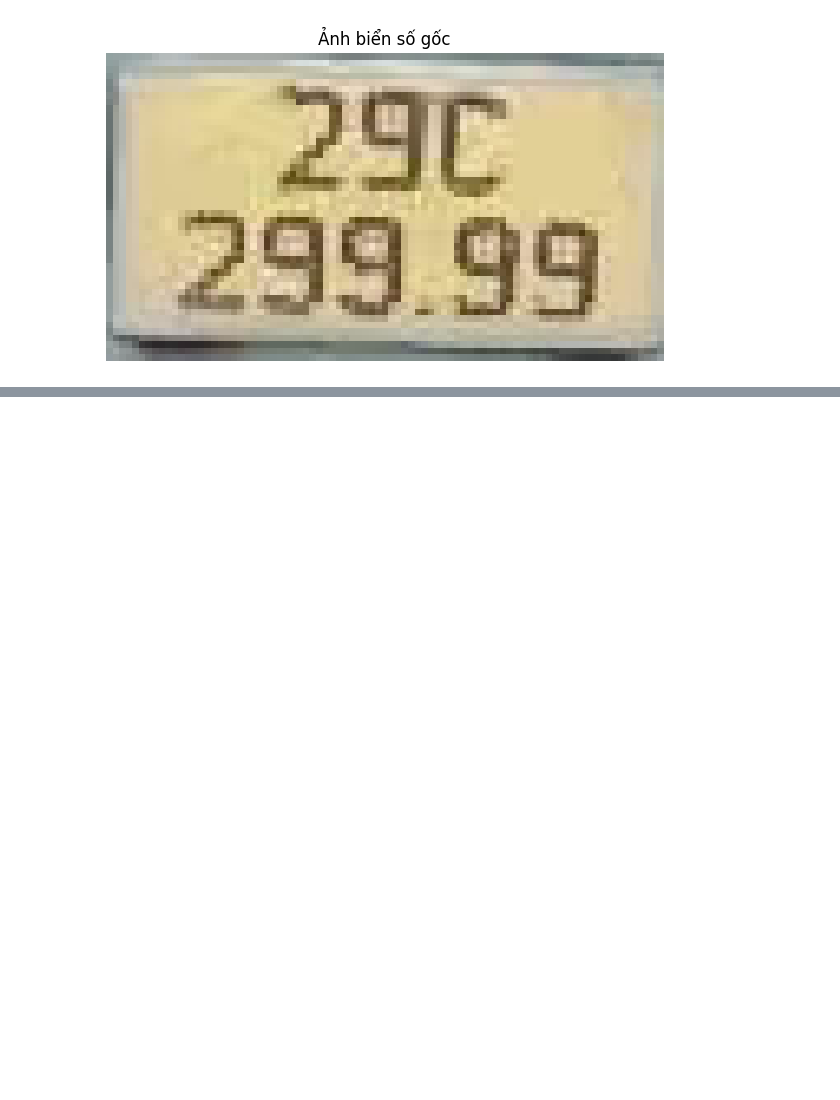
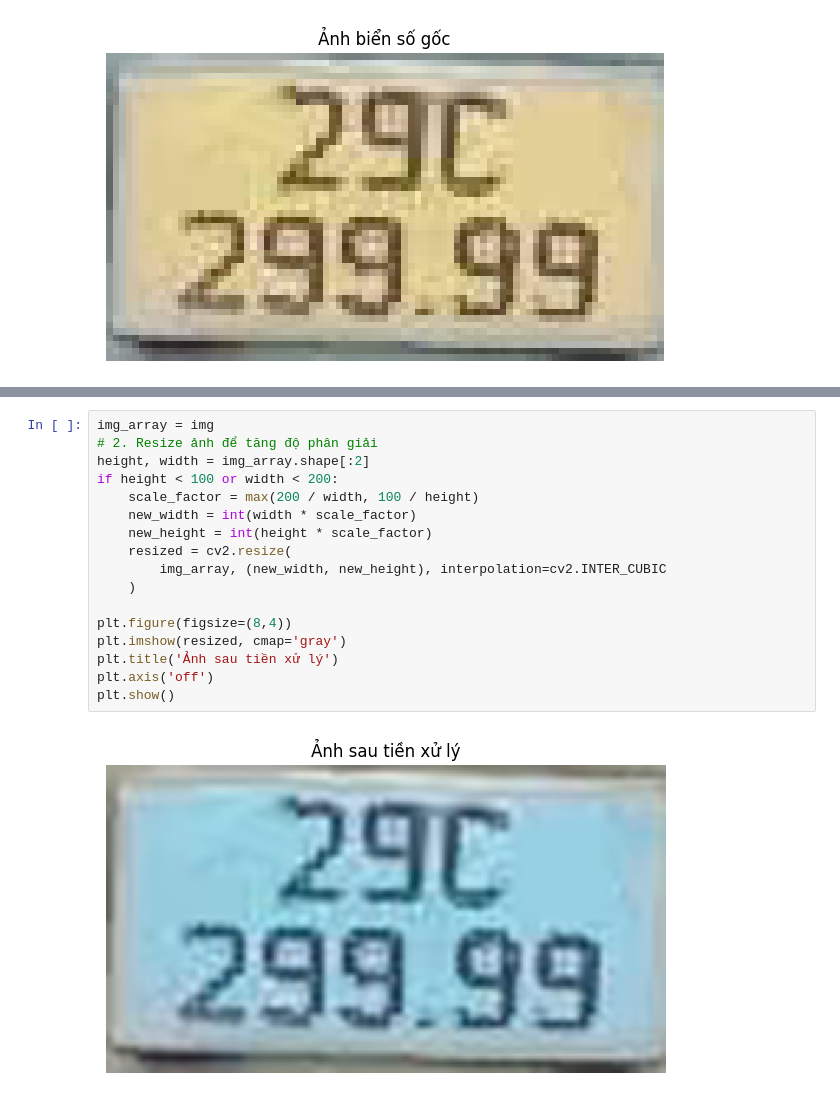
Before and after one commit to trucvip123/vehicle_detection_tracker, a Jupyter notebook: plate_ocr_demo.ipynb, the cells around one changed output, grey strips where cells are left out. Drawn from its saved outputs; the diff is of its cells as text; blank space fills up the shorter version.

```diff
--- a/plate_ocr_demo.ipynb
+++ b/plate_ocr_demo.ipynb
@@ -37,0 +77,19 @@ plt.show()
+# %%
+img_array = img
+# 2. Resize ảnh để tăng độ phân giải
+height, width = img_array.shape[:2]
+if height < 100 or width < 200:
+    scale_factor = max(200 / width, 100 / height)
+    new_width = int(width * scale_factor)
+    new_height = int(height * scale_factor)
+    resized = cv2.resize(
+        img_array, (new_width, new_height), interpolation=cv2.INTER_CUBIC
+    )
+
+plt.figure(figsize=(8,4))
+plt.imshow(resized, cmap='gray')
+plt.title('Ảnh sau tiền xử lý')
+plt.axis('off')
+plt.show()
+# %% [output]
+[figure, added]
```
Also changed, not shown: parts of 21 cells of this notebook, 3 other files.
